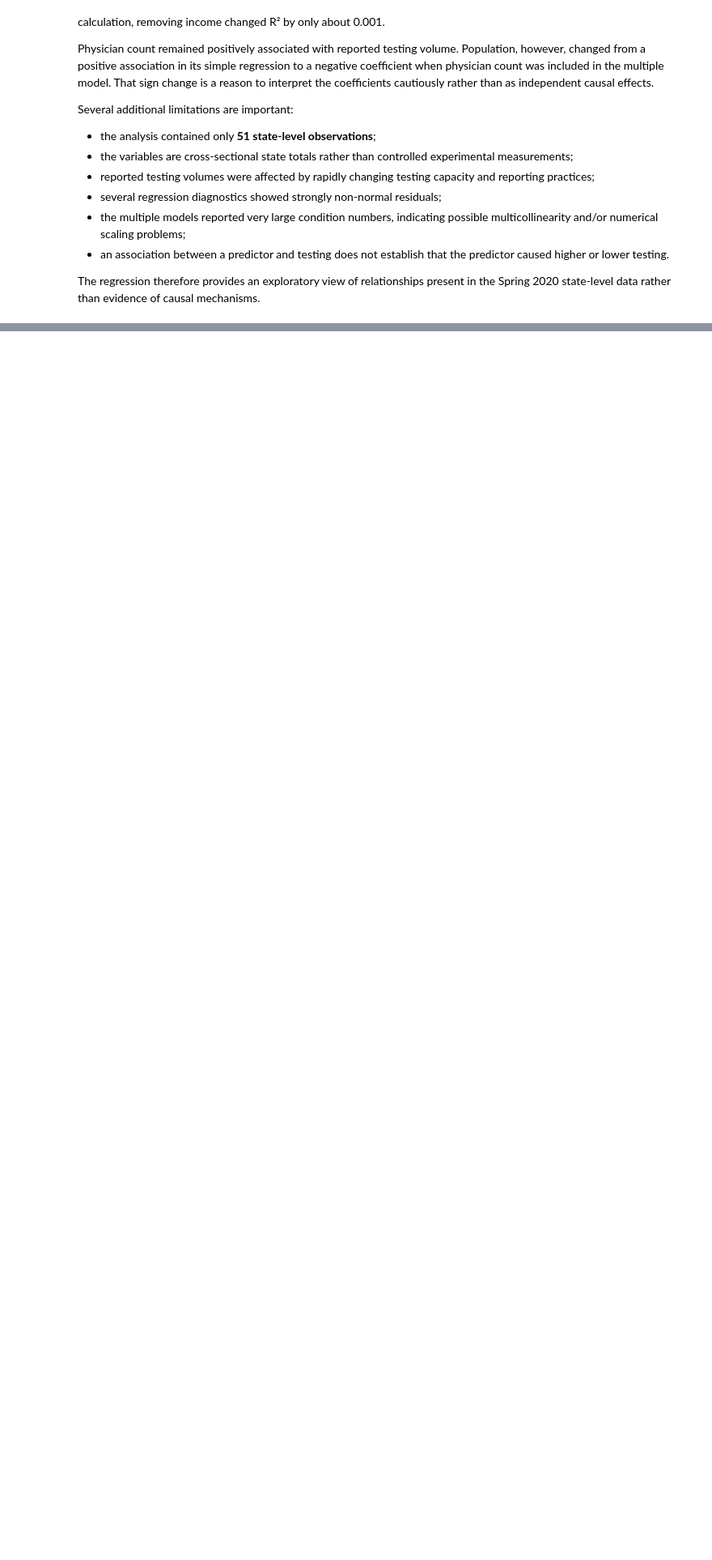
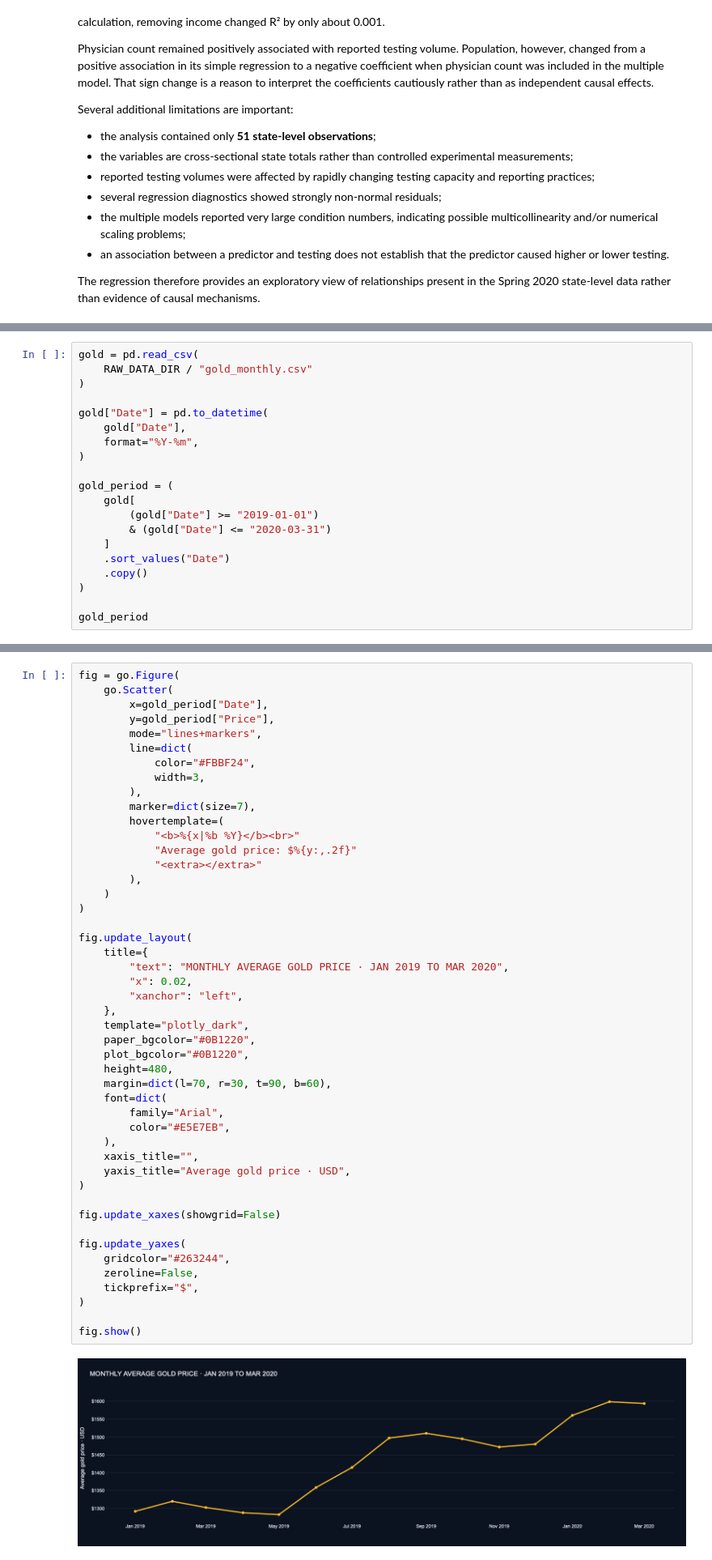
Before and after one commit to 19meghas/nyu-covid19-data-analysis, a Jupyter notebook: notebooks/01_restored_covid19_analysis.ipynb, the cells around one changed output, grey strips where cells are left out. Shown at 81% size. Saved outputs shown, nothing was run; the diff lists cells and outputs as text; blank space fills up the shorter version.

```diff
--- a/notebooks/01_restored_covid19_analysis.ipynb
+++ b/notebooks/01_restored_covid19_analysis.ipynb
@@ -1933,0 +1878,20 @@ ax.spines['top'].set_visible(False)
+# %%
+gold = pd.read_csv(
+    RAW_DATA_DIR / "gold_monthly.csv"
+)
+
+gold["Date"] = pd.to_datetime(
+    gold["Date"],
+    format="%Y-%m",
+)
+
+gold_period = (
+    gold[
+        (gold["Date"] >= "2019-01-01")
+        & (gold["Date"] <= "2020-03-31")
+    ]
+    .sort_values("Date")
+    .copy()
+)
+
+gold_period
@@ -1933,0 +1915,49 @@ ax.spines['top'].set_visible(False)
+# %%
+fig = go.Figure(
+    go.Scatter(
+        x=gold_period["Date"],
+        y=gold_period["Price"],
+        mode="lines+markers",
+        line=dict(
+            color="#FBBF24",
+            width=3,
+        ),
+        marker=dict(size=7),
+        hovertemplate=(
+            "<b>%{x|%b %Y}</b><br>"
+            "Average gold price: $%{y:,.2f}"
+            "<extra></extra>"
+        ),
+    )
+)
+
+fig.update_layout(
+    title={
+        "text": "MONTHLY AVERAGE GOLD PRICE · JAN 2019 TO MAR 2020",
+        "x": 0.02,
+        "xanchor": "left",
+    },
+    template="plotly_dark",
+    paper_bgcolor="#0B1220",
+    plot_bgcolor="#0B1220",
+    height=480,
+    margin=dict(l=70, r=30, t=90, b=60),
+    font=dict(
+        family="Arial",
+        color="#E5E7EB",
+    ),
+    xaxis_title="",
+    yaxis_title="Average gold price · USD",
+)
+
+fig.update_xaxes(showgrid=False)
+
+fig.update_yaxes(
+    gridcolor="#263244",
+    zeroline=False,
+    tickprefix="$",
+)
+
+fig.show()
+# %% [output]
+[figure, added]
```
Also changed, not shown: parts of 55 cells of this notebook, 2 other files.
